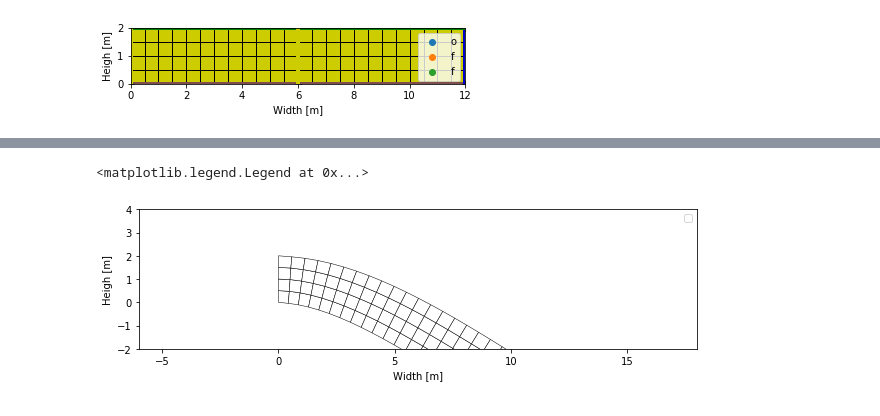
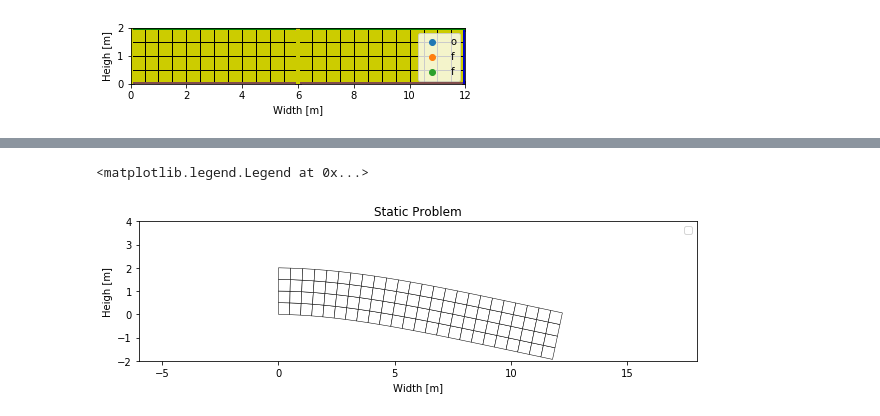
Before and after one commit to jenovencio/notebooks, a Jupyter notebook: DDEigensolver/DD eigensolver.ipynb, the cells around one changed output, grey strips where cells are left out. Drawn from its saved outputs; the diff is of its cells as text; code cells hidden in the pictures.

```diff
--- a/DDEigensolver/DD eigensolver.ipynb
+++ b/DDEigensolver/DD eigensolver.ipynb
@@ -119,14 +137,14 @@ for key, value in neighbors_dict.items():
     B_local_dict[key] = s.build_B(value)
 # %%
 zeros = np.zeros(K1.shape[0])
-case = FETIcase_builder(2,1, K1, zeros, B_local_dict,s,BC_type='G',force_scaling=2.0)
+case = FETIcase_builder(2,1, K1, zeros, B_local_dict,s,BC_type='G',force_scaling=1.0)
 K_dict, B_dict, f_dict = case.build_subdomain_matrices()
 # %%
-feti_obj = SerialFETIsolver(K_dict,B_dict,f_dict,tolerance=1.0e-12)
+feti_obj = SerialFETIsolver(K_dict,B_dict,f_dict,tolerance=1.0e-6)
 solution_obj = feti_obj.solve()
 u_dict = solution_obj.u_dict
 
-p0 = 1.5
+p0 = 1.0
 u1=p0*u_dict[1]
 u2=p0*u_dict[2]
 my_system1.u_output = [u1]
@@ -134,14 +152,15 @@ my_system2.u_output = [u2]
 # %%
 fig, ax2 = plt.subplots(1,1,figsize=(10,3))
 amfe.plot_2D_system_solution(my_system1,u_id=0,ax=ax2)
 amfe.plot_2D_system_solution(my_system2,u_id=0,ax=ax2)
 delta_ = 1.0
 ax2.set_xlim([-delta_*width,(2.0+delta_)*width])
 ax2.set_ylim([-delta_*heigh,(1.0+delta_)*heigh ])
 ax2.set_aspect('equal')
 ax2.set_xlabel('Width [m]')
 ax2.set_ylabel('Heigh [m]')
+plt.title('Static Problem')
 plt.legend('off')
 # %% [output]
 <matplotlib.legend.Legend at 0x...>
-[figure, old version]
+[figure, new version]
```
Also changed, not shown: parts of 49 cells of this notebook.
